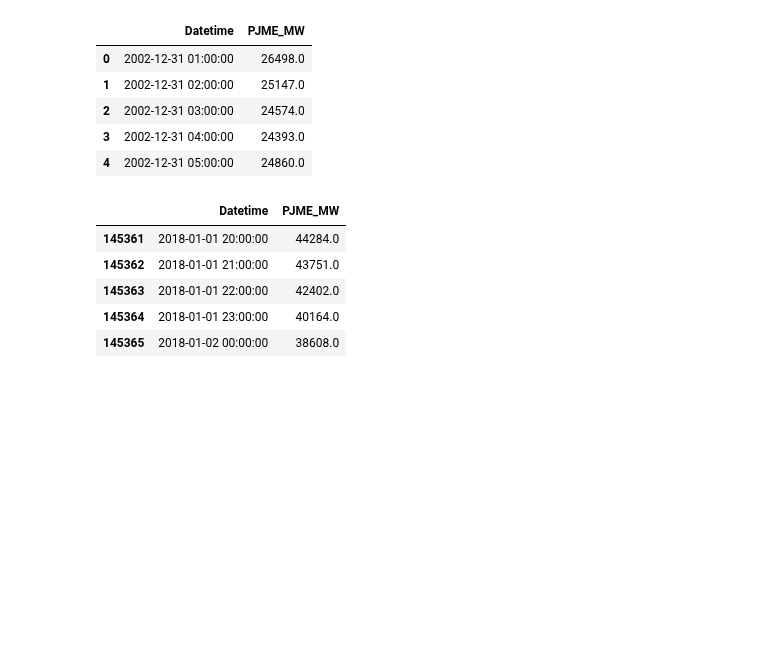
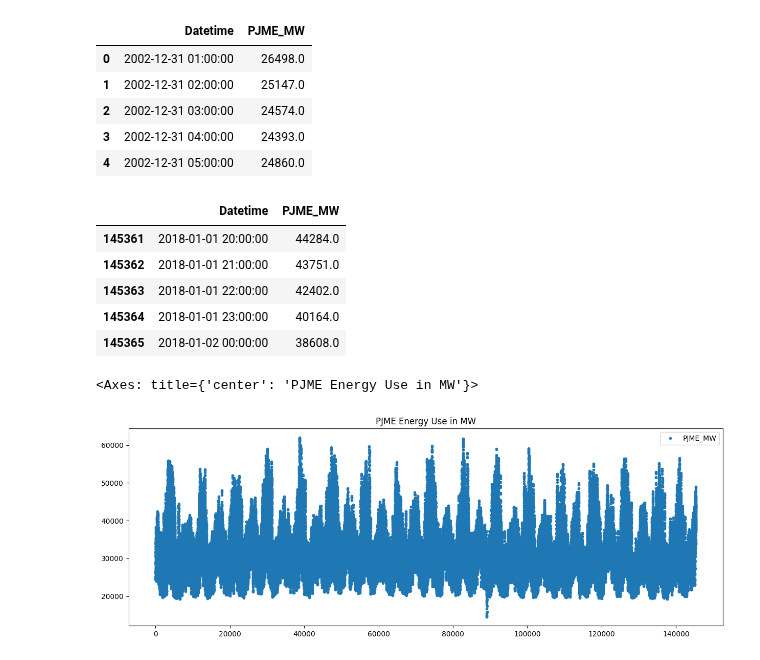
Before and after one commit to Phionanamugga/Energy_Projects, a Jupyter notebook: load_forecastingUSA.ipynb, the cells around one changed output. Drawn from its saved outputs; the diff is of its cells as text; code cells hidden in the pictures; blank space fills up the shorter version.

Commit message:
visualizes energy usage

```diff
--- a/load_forecastingUSA.ipynb
+++ b/load_forecastingUSA.ipynb
@@ -4,6 +4,7 @@ import pandas as pd
 import numpy as np
 import matplotlib.pyplot as plt
 import seaborn as sns
+color_pal = sns.color_palette()
 import xgboost as xgb
 # %%
 df = pd.read_csv('/Users/phionanamugga/Documents/coding/datascience/Energy_Projects/PJME_hourly.csv')
@@ -31,3 +32,8 @@ df.tail()
 | 145363 | 2018-01-01 22:00:00 | 42402.0 |
 | 145364 | 2018-01-01 23:00:00 | 40164.0 |
 | 145365 | 2018-01-02 00:00:00 | 38608.0 |
+# %%
+df.plot(style ='.', figsize=(15, 5), color=color_pal[0],title='PJME Energy Use in MW')
+# %% [output]
+<Axes: title={'center': 'PJME Energy Use in MW'}>
+[figure, added]
```
